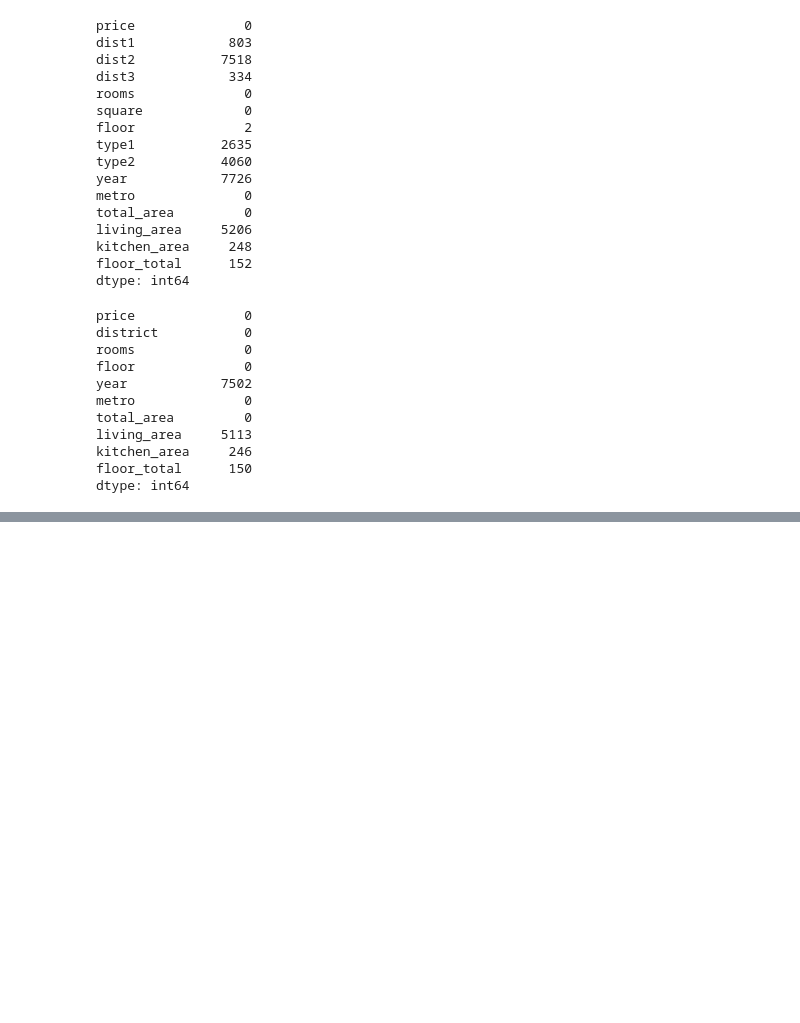
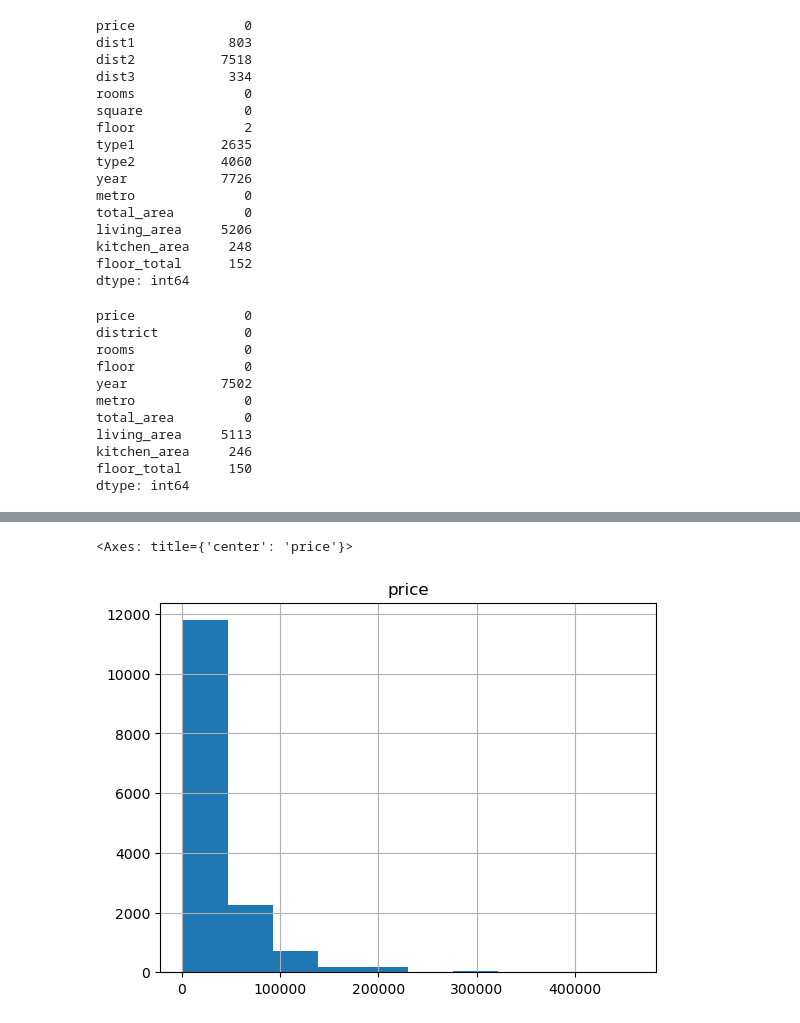
Before and after one commit to boiarchuk-m/Kyiv-flats-rent, a Jupyter notebook: Data_cleaning.ipynb, the cells around one changed output, grey strips where cells are left out. Cells and saved outputs as stored; diff of their text form; code cells hidden in the pictures; blank space fills up the shorter version.

```diff
--- a/Data_cleaning.ipynb
+++ b/Data_cleaning.ipynb
@@ -220,0 +271,6 @@ flats.drop(['living_area', 'year'], axis = 1, inplace = True)
+# %%
+plt.title('price')
+flats['price'].hist(bins=10)
+# %% [output]
+<Axes: title={'center': 'price'}>
+[figure, added]
```
Also changed, not shown: parts of 17 cells of this notebook, 6 other files.
